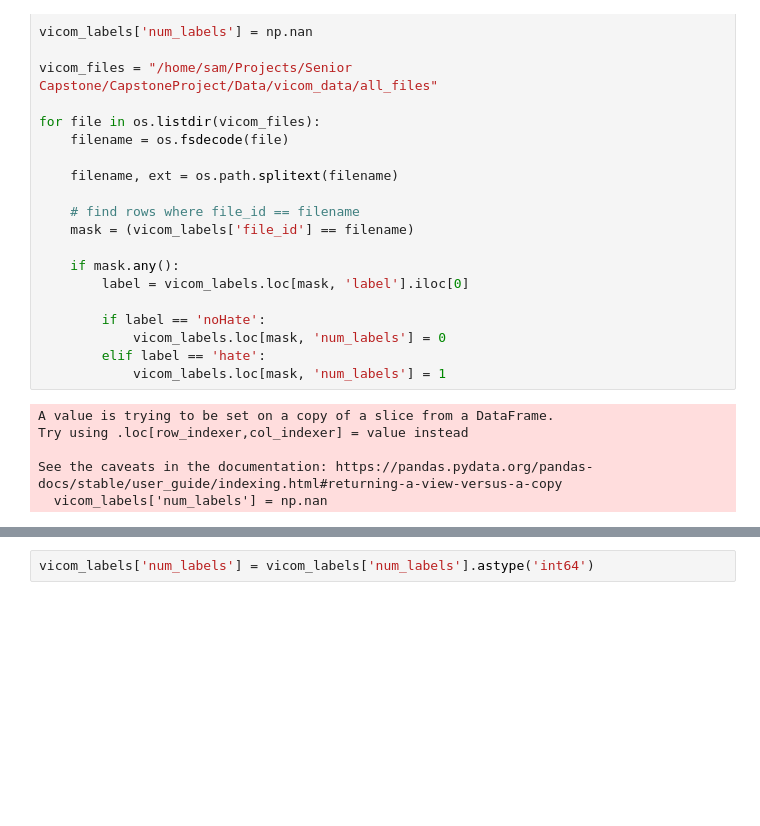
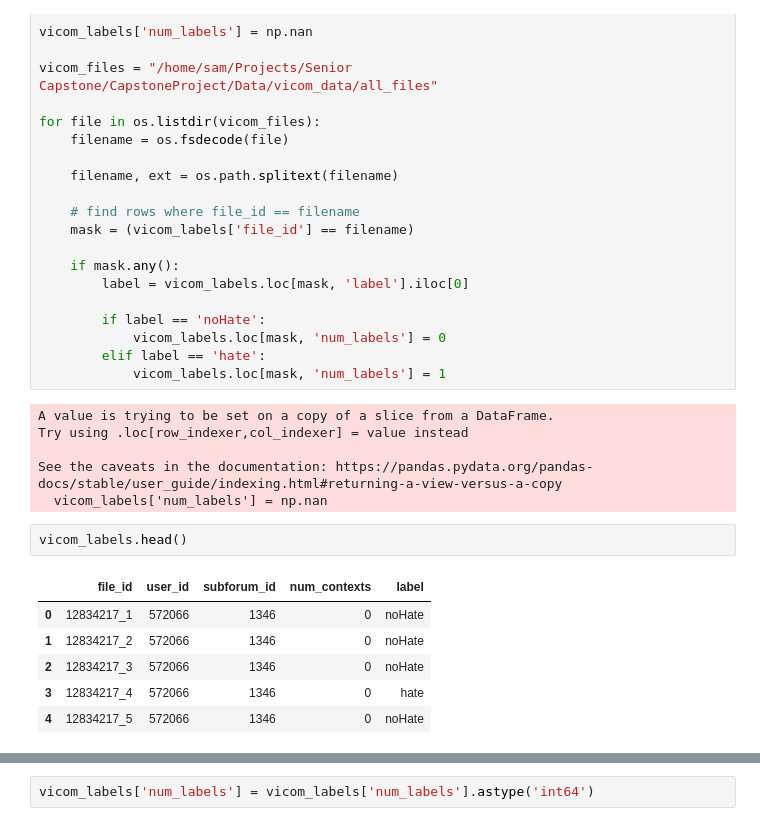
Before and after one commit to samtall/CapstoneProject, a Jupyter notebook: Code/datasets.ipynb, the cells around one changed output, grey strips where cells are left out. Drawn from its saved outputs; the diff is of its cells as text; blank space fills up the shorter version.

```diff
--- a/Code/datasets.ipynb
+++ b/Code/datasets.ipynb
@@ -114,3 +108,12 @@ Try using .loc[row_indexer,col_indexer] = value instead
 
 See the caveats in the documentation: https://pandas.pydata.org/pandas-docs/stable/user_guide/indexing.html#returning-a-view-versus-a-copy
   vicom_labels['num_labels'] = np.nan
+# %%
+vicom_labels.head()
+# %% [output]
+|  | file_id | user_id | subforum_id | num_contexts | label |
+| 0 | 12834217_1 | 572066 | 1346 | 0 | noHate |
+| 1 | 12834217_2 | 572066 | 1346 | 0 | noHate |
+| 2 | 12834217_3 | 572066 | 1346 | 0 | noHate |
+| 3 | 12834217_4 | 572066 | 1346 | 0 | hate |
+| 4 | 12834217_5 | 572066 | 1346 | 0 | noHate |
```
Also changed, not shown: parts of 48 cells of this notebook, 7 other files.
